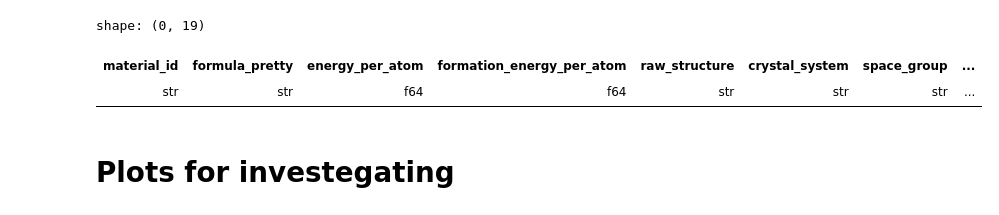
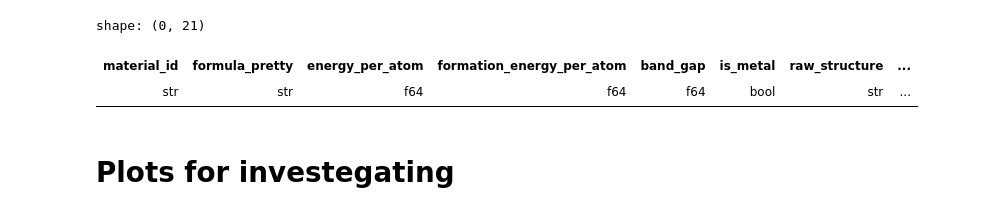
Before and after one commit to karlfindhansen/Non-Euclidean-Distances-in-Molecular-Representation, a Jupyter notebook: notebooks/Materials Project/analysis/materials_project_analysis.ipynb, the cells around one changed output. Cells and saved outputs as stored; diff of their text form; code cells hidden in the pictures.

```diff
--- a/notebooks/Materials Project/analysis/materials_project_analysis.ipynb
+++ b/notebooks/Materials Project/analysis/materials_project_analysis.ipynb
@@ -12,4 +14,4 @@ import json
 # %%
 mp = MaterialsProject()
-mp.load(force_fetch=False)
+mp.load(force_fetch=True)
 # %% [output]
@@ -35,16 +64,16 @@ mp.df["raw_structure"][0]
 # %%
 duplicate_embeddings = mp.df.join(
-    mp.df.group_by("soap_embedding")
+    mp.df.group_by("acsf_embedding")
         .len()
         .filter(pl.col("len") > 1),
-    on="soap_embedding"
+    on="acsf_embedding"
 )
 
 duplicate_embeddings
 # %% [output]
-shape: (0, 19)
+shape: (0, 21)
-| material_id | formula_pretty | energy_per_atom | formation_energy_per_atom | raw_structure | crystal_system | space_group | ... |
-| str | str | f64 | f64 | str | str | str | ... |
+| material_id | formula_pretty | energy_per_atom | formation_energy_per_atom | band_gap | is_metal | raw_structure | ... |
+| str | str | f64 | f64 | f64 | bool | str | ... |
 # %% [markdown]
 # Plots for investegating
 # %%
```
Also changed, not shown: parts of 5 cells of this notebook, 10 other files.
